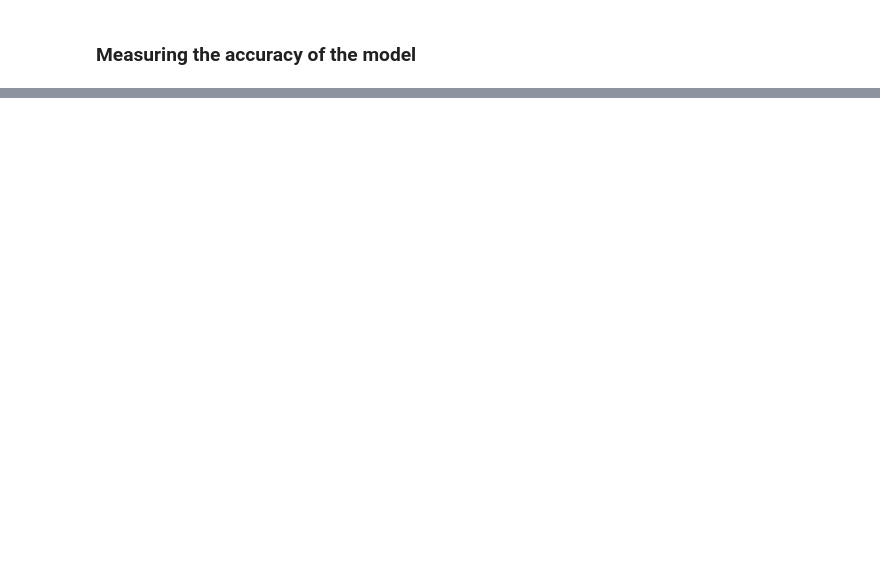
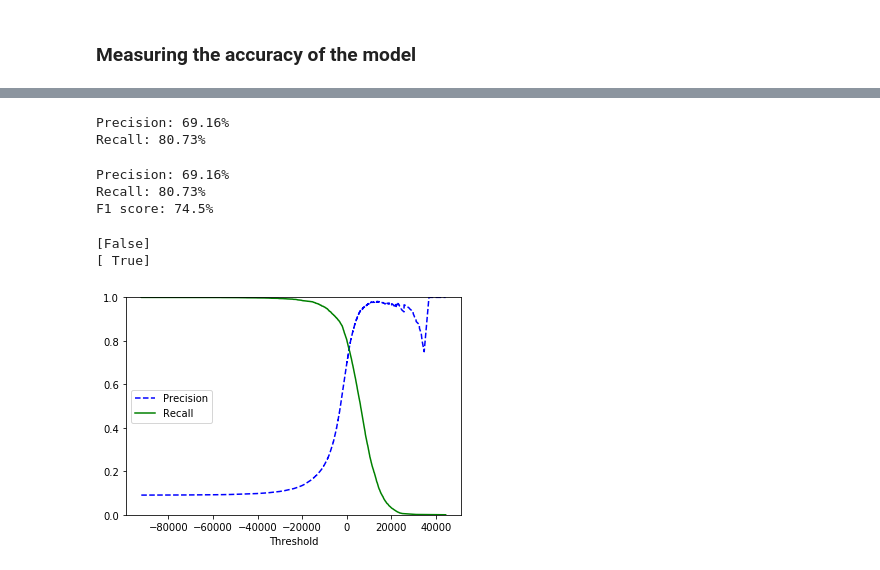
Before and after one commit to kamilwyszynski/mnist, a Jupyter notebook: mnist.ipynb, the cells around one changed output, grey strips where cells are left out. Drawn from its saved outputs; the diff is of its cells as text; code cells hidden in the pictures; blank space fills up the shorter version.

```diff
--- a/mnist.ipynb
+++ b/mnist.ipynb
@@ -106,0 +127,75 @@ cross_val_score(sgd_class, )
+# %%
+# Calculating precision and recall
+
+# Precision - Out of all classified as 5's, those that actually were 5's
+p = conf_mat[1][1] / (conf_mat[0][1] + conf_mat[1][1])
+
+# Recall - Out of all 5's, those that were correctly classified
+r = conf_mat[1][1] / (conf_mat[1][1] + conf_mat[1][0])
+
+print(f'Precision: {round(p*100,2)}%\nRecall: {round(r*100,2)}%')
+# %% [output]
+Precision: 69.16%
+Recall: 80.73%
+# %%
+# Calculatin precision and recall with scikit learn
+
+p = precision_score(y_train_5, y_train_pred)
+r = recall_score(y_train_5, y_train_pred)
+
+print(f'Precision: {round(p*100,2)}%\nRecall: {round(r*100,2)}%')
+
+# We can also calculate the F1 score
+# That is, a harmonic mean of precision and recall.
+
+# This is a measure that get's higher the more similar precision and recall values are
+f1 = f1_score(y_train_5, y_train_pred)
+
+print(f'F1 score: {round(f1*100,2)}%')
+# %% [output]
+Precision: 69.16%
+Recall: 80.73%
+F1 score: 74.5%
+# %%
+# In order to understand and modify the threshold value of the SGD classifier
+# we can call it's `decision_function()` that will tell us the score
+# of how likely the image represents a 5.
+# Than we can make the decision ourselves and see how different measures change.
+
+y_scores = sgd_class.decision_function([X_example])
+y_scores
+
+# SGD classifier uses a threshold value of 0 by defaut
+threshold = 0
+print(y_scores > threshold)
+
+# We can now change the threshold
+threshold = 200000
+print(y_scores < threshold)
+# %% [output]
+[False]
+[ True]
+# %%
+# The score for each prediction can be calculated by the cross_valid_predict()
+
+y_scores = cross_val_predict(sgd_class, X_train, y_train_5, cv=3, method='decision_function')
+# %%
+# We can plot different precision and recall values depending on different threshold values
+
+precisions, recalls, thresholds = precision_recall_curve(y_train_5, y_scores)
+
+def plot_precision_recall_vs_threshold(precisions, recalls, thresholds):
+    plt.plot(thresholds, precisions[:-1], 'b--', label='Precision')
+    plt.plot(thresholds, recalls[:-1], 'g-', label='Recall')
+    plt.xlabel('Threshold')
+    plt.legend(loc='center left')
+    plt.ylim(0, 1)
+
+plot_precision_recall_vs_threshold(precisions, recalls, thresholds)
+
+# Noticeably, the precision curve is a lot less smooth than the recall one
+# This is because when we increase the threshhold, we eliminate some of the True positives
+# and therefore, te overall precision dives down a little.
+# It goes back up again as we get past more and more of false positives
+# %% [output]
+[figure, added]
```
Also changed, not shown: parts of 13 cells of this notebook.
